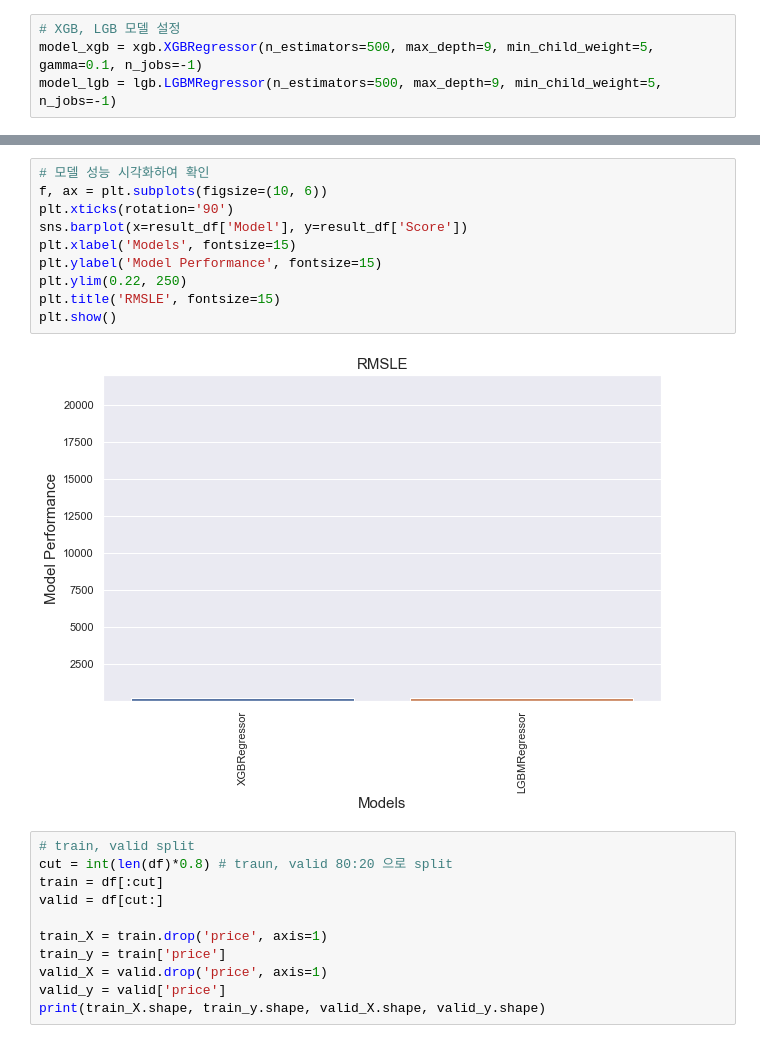
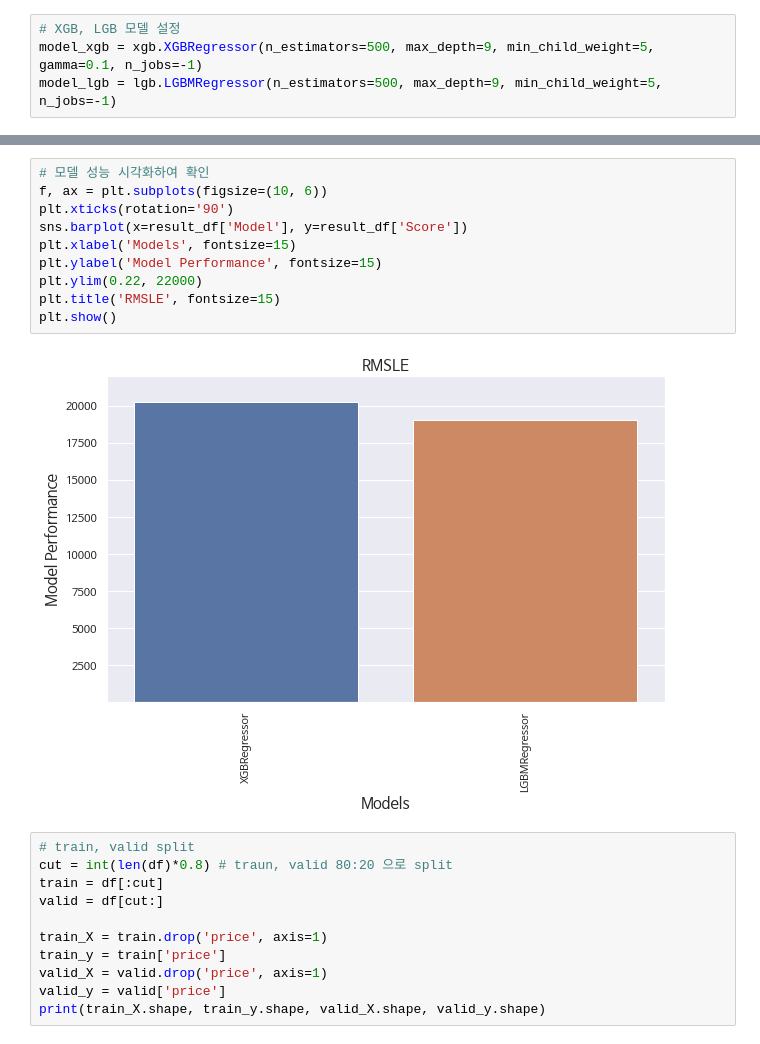
Before and after one commit to ZDRSJ/ML, a Jupyter notebook: ML_code_file/zdrsj_modeling_final.ipynb, the cells around one changed output, grey strips where cells are left out. Cells and saved outputs as stored; diff of their text form.

```diff
--- a/ML_code_file/zdrsj_modeling_final.ipynb
+++ b/ML_code_file/zdrsj_modeling_final.ipynb
@@ -181,15 +181,15 @@ result_df
 # %%
 # 모델 성능 시각화하여 확인
 f, ax = plt.subplots(figsize=(10, 6))
 plt.xticks(rotation='90')
 sns.barplot(x=result_df['Model'], y=result_df['Score'])
 plt.xlabel('Models', fontsize=15)
 plt.ylabel('Model Performance', fontsize=15)
-plt.ylim(0.22, 250)
+plt.ylim(0.22, 22000)
 plt.title('RMSLE', fontsize=15)
 plt.show()
 # %% [output]
-[figure, old version]
+[figure, new version]
 # %%
 # train, valid split
 cut = int(len(df)*0.8) # traun, valid 80:20 으로 split
```
Also changed, not shown: parts of 13 cells of this notebook, 2 other files.
